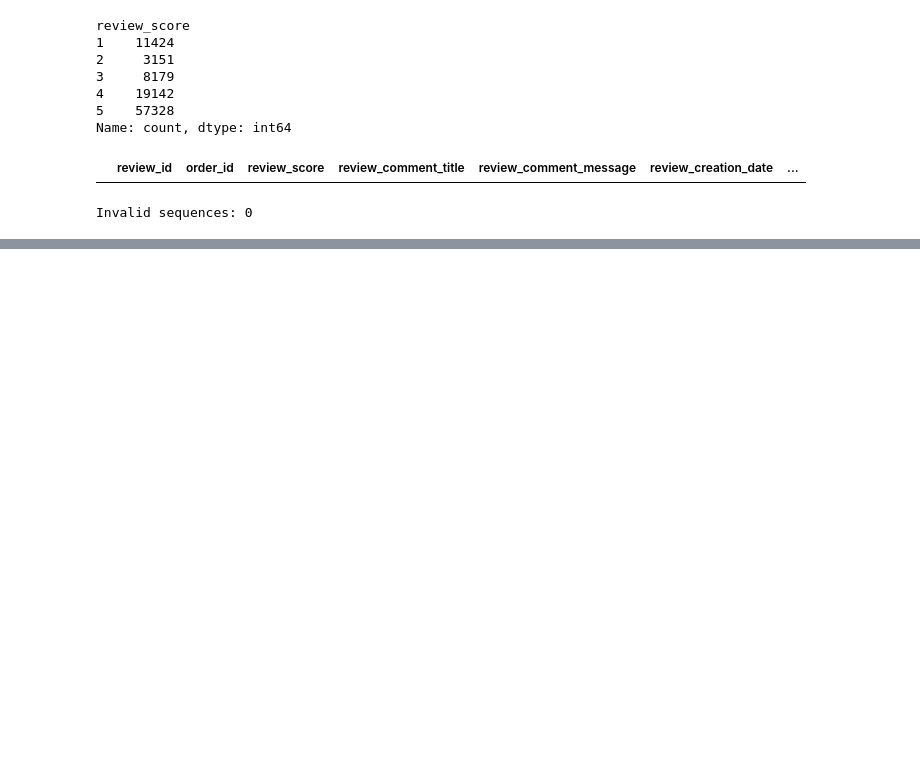
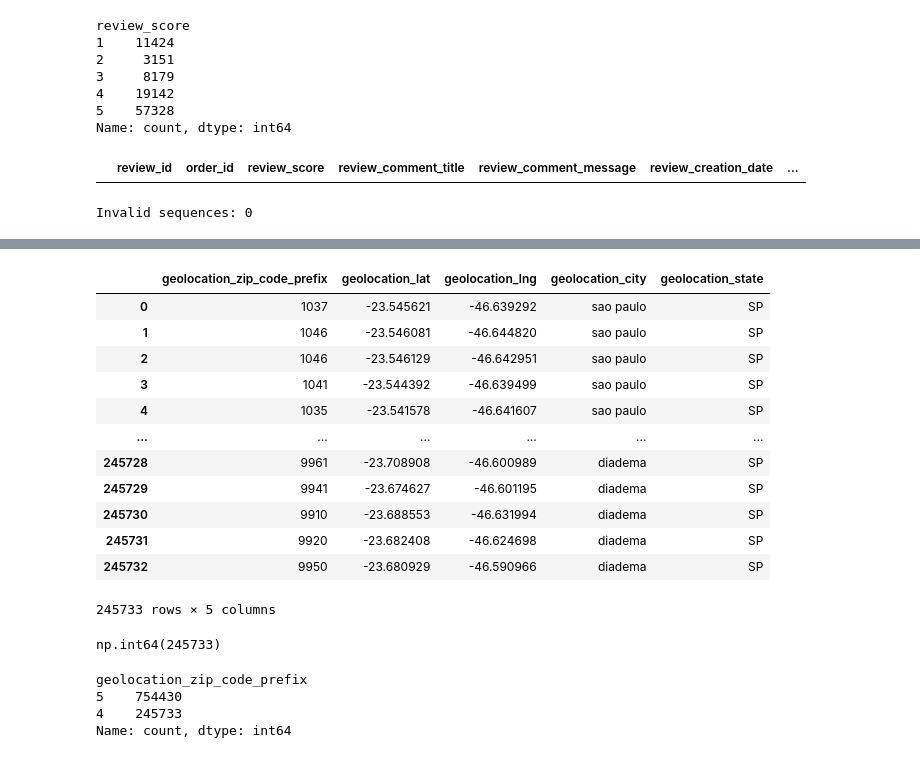
Before and after one commit to ErgysKorsita/ecommerce-batch-pipeline, a Jupyter notebook: notebooks/01_data_exploration.ipynb, the cells around one changed output, grey strips where cells are left out. Saved outputs shown, nothing was run; the diff lists cells and outputs as text; code cells hidden in the pictures; blank space fills up the shorter version.

```diff
--- a/notebooks/01_data_exploration.ipynb
+++ b/notebooks/01_data_exploration.ipynb
@@ -1365,0 +1408,33 @@ Invalid sequences: 0
+# %%
+df_geolocation[
+    df_geolocation["geolocation_zip_code_prefix"]
+    .astype(str).str.len() < 5
+]
+# %% [output]
+|  | geolocation_zip_code_prefix | geolocation_lat | geolocation_lng | geolocation_city | geolocation_state |
+| 0 | 1037 | -23.545621 | -46.639292 | sao paulo | SP |
+| 1 | 1046 | -23.546081 | -46.644820 | sao paulo | SP |
+| 2 | 1046 | -23.546129 | -46.642951 | sao paulo | SP |
+| 3 | 1041 | -23.544392 | -46.639499 | sao paulo | SP |
+| 4 | 1035 | -23.541578 | -46.641607 | sao paulo | SP |
+| ... | ... | ... | ... | ... | ... |
+| 245728 | 9961 | -23.708908 | -46.600989 | diadema | SP |
+| 245729 | 9941 | -23.674627 | -46.601195 | diadema | SP |
+| 245730 | 9910 | -23.688553 | -46.631994 | diadema | SP |
+| 245731 | 9920 | -23.682408 | -46.624698 | diadema | SP |
+| 245732 | 9950 | -23.680929 | -46.590966 | diadema | SP |
+245733 rows × 5 columns
+# %%
+(
+    df_geolocation["geolocation_zip_code_prefix"]
+    .astype(str).str.len() < 5
+).sum()
+# %% [output]
+np.int64(245733)
+# %%
+df_geolocation["geolocation_zip_code_prefix"].astype(str).str.len().value_counts()
+# %% [output]
+geolocation_zip_code_prefix
+5    754430
+4    245733
+Name: count, dtype: int64
```
Also changed, not shown: parts of 12 cells of this notebook, 1 other file.
